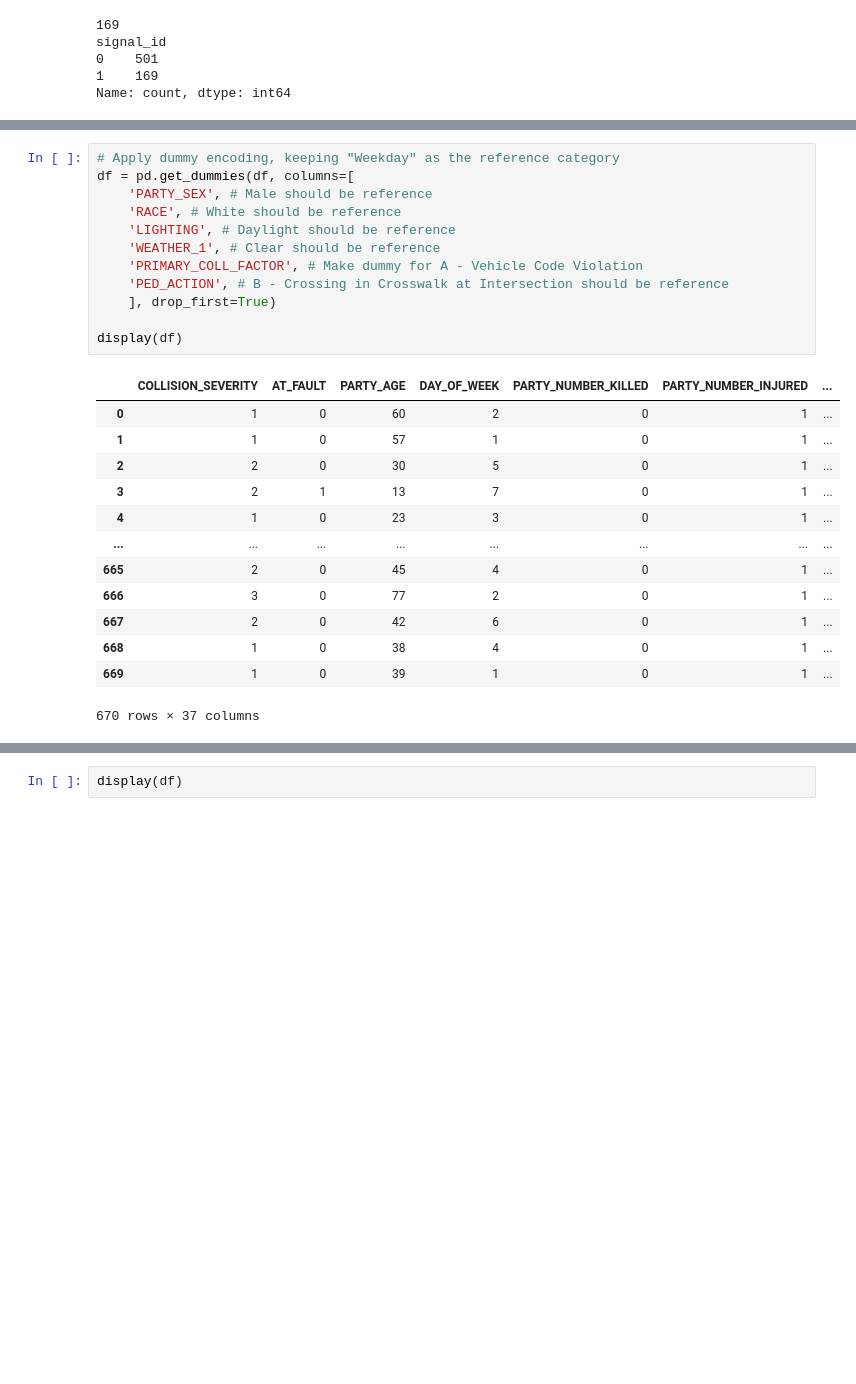
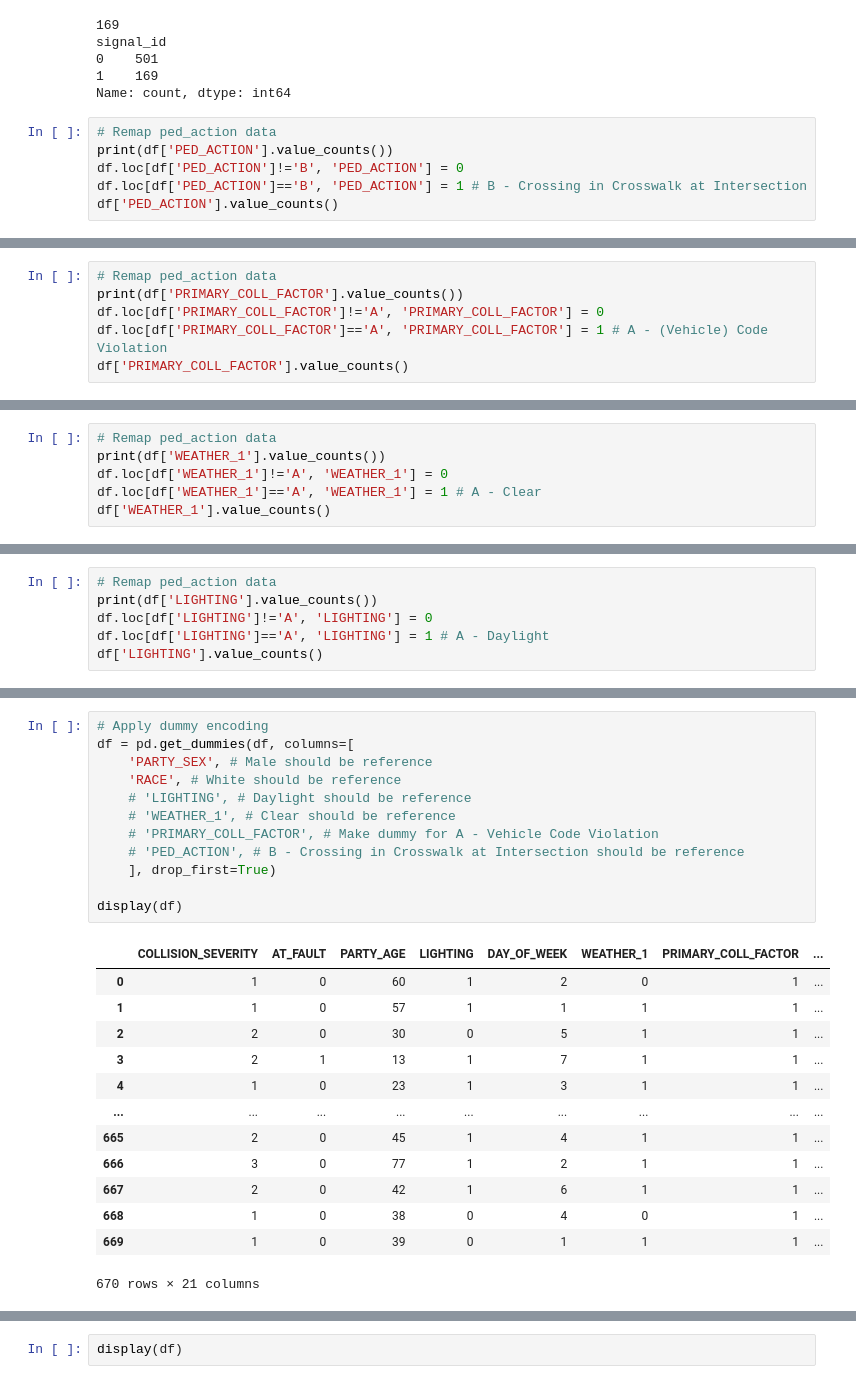
Before and after one commit to AnwarBaroudi/traffic_islands_study, a Jupyter notebook: crash_severity_model_2april.ipynb, the cells around one changed output, grey strips where cells are left out. Cells and saved outputs as stored; diff of their text form; blank space fills up the shorter version.

```diff
--- a/crash_severity_model_2april.ipynb
+++ b/crash_severity_model_2april.ipynb
@@ -92,3 +93,9 @@ signal_id
 0    501
 1    169
 Name: count, dtype: int64
+# %%
+# Remap ped_action data
+print(df['PED_ACTION'].value_counts())
+df.loc[df['PED_ACTION']!='B', 'PED_ACTION'] = 0
+df.loc[df['PED_ACTION']=='B', 'PED_ACTION'] = 1 # B - Crossing in Crosswalk at Intersection
+df['PED_ACTION'].value_counts()
@@ -94,0 +116,6 @@ Name: count, dtype: int64
+# %%
+# Remap ped_action data
+print(df['PRIMARY_COLL_FACTOR'].value_counts())
+df.loc[df['PRIMARY_COLL_FACTOR']!='A', 'PRIMARY_COLL_FACTOR'] = 0
+df.loc[df['PRIMARY_COLL_FACTOR']=='A', 'PRIMARY_COLL_FACTOR'] = 1 # A - (Vehicle) Code Violation
+df['PRIMARY_COLL_FACTOR'].value_counts()
@@ -94,0 +134,6 @@ Name: count, dtype: int64
+# %%
+# Remap ped_action data
+print(df['WEATHER_1'].value_counts())
+df.loc[df['WEATHER_1']!='A', 'WEATHER_1'] = 0
+df.loc[df['WEATHER_1']=='A', 'WEATHER_1'] = 1 # A - Clear
+df['WEATHER_1'].value_counts()
@@ -94,0 +153,6 @@ Name: count, dtype: int64
+# %%
+# Remap ped_action data
+print(df['LIGHTING'].value_counts())
+df.loc[df['LIGHTING']!='A', 'LIGHTING'] = 0
+df.loc[df['LIGHTING']=='A', 'LIGHTING'] = 1 # A - Daylight
+df['LIGHTING'].value_counts()
@@ -95,26 +172,26 @@ Name: count, dtype: int64
 # %%
-# Apply dummy encoding, keeping "Weekday" as the reference category
+# Apply dummy encoding
 df = pd.get_dummies(df, columns=[
     'PARTY_SEX', # Male should be reference
     'RACE', # White should be reference
-    'LIGHTING', # Daylight should be reference
-    'WEATHER_1', # Clear should be reference
-    'PRIMARY_COLL_FACTOR', # Make dummy for A - Vehicle Code Violation
-    'PED_ACTION', # B - Crossing in Crosswalk at Intersection should be reference
+    # 'LIGHTING', # Daylight should be reference
+    # 'WEATHER_1', # Clear should be reference
+    # 'PRIMARY_COLL_FACTOR', # Make dummy for A - Vehicle Code Violation
+    # 'PED_ACTION', # B - Crossing in Crosswalk at Intersection should be reference
     ], drop_first=True)
 
 display(df)
 # %% [output]
-|  | COLLISION_SEVERITY | AT_FAULT | PARTY_AGE | DAY_OF_WEEK | PARTY_NUMBER_KILLED | PARTY_NUMBER_INJURED | ... |
-| 0 | 1 | 0 | 60 | 2 | 0 | 1 | ... |
-| 1 | 1 | 0 | 57 | 1 | 0 | 1 | ... |
-| 2 | 2 | 0 | 30 | 5 | 0 | 1 | ... |
-| 3 | 2 | 1 | 13 | 7 | 0 | 1 | ... |
-| 4 | 1 | 0 | 23 | 3 | 0 | 1 | ... |
-| ... | ... | ... | ... | ... | ... | ... | ... |
-| 665 | 2 | 0 | 45 | 4 | 0 | 1 | ... |
-| 666 | 3 | 0 | 77 | 2 | 0 | 1 | ... |
-| 667 | 2 | 0 | 42 | 6 | 0 | 1 | ... |
-| 668 | 1 | 0 | 38 | 4 | 0 | 1 | ... |
-| 669 | 1 | 0 | 39 | 1 | 0 | 1 | ... |
+|  | COLLISION_SEVERITY | AT_FAULT | PARTY_AGE | LIGHTING | DAY_OF_WEEK | WEATHER_1 | PRIMARY_COLL_FACTOR | ... |
+| 0 | 1 | 0 | 60 | 1 | 2 | 0 | 1 | ... |
+| 1 | 1 | 0 | 57 | 1 | 1 | 1 | 1 | ... |
+| 2 | 2 | 0 | 30 | 0 | 5 | 1 | 1 | ... |
+| 3 | 2 | 1 | 13 | 1 | 7 | 1 | 1 | ... |
+| 4 | 1 | 0 | 23 | 1 | 3 | 1 | 1 | ... |
+| ... | ... | ... | ... | ... | ... | ... | ... | ... |
+| 665 | 2 | 0 | 45 | 1 | 4 | 1 | 1 | ... |
+| 666 | 3 | 0 | 77 | 1 | 2 | 1 | 1 | ... |
+| 667 | 2 | 0 | 42 | 1 | 6 | 1 | 1 | ... |
+| 668 | 1 | 0 | 38 | 0 | 4 | 0 | 1 | ... |
+| 669 | 1 | 0 | 39 | 0 | 1 | 1 | 1 | ... |
-670 rows × 37 columns
+670 rows × 21 columns
```
Also changed, not shown: parts of 11 cells of this notebook.
